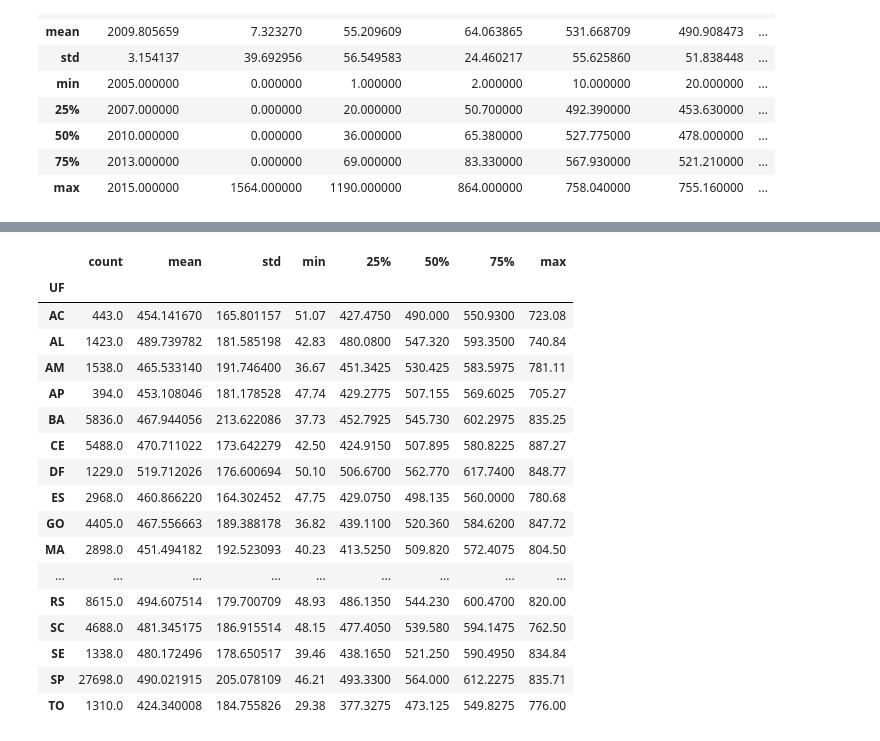
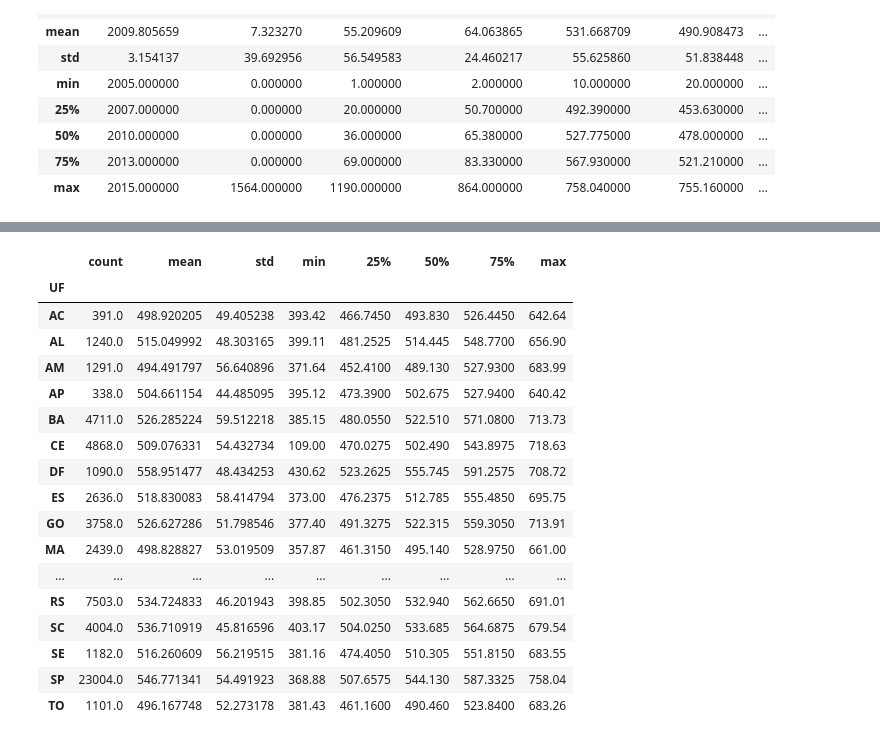
Before and after one commit to nabsonp/ComputacaoNumerica, a Jupyter notebook: CNRegressão_FernandaSerra_NabsonPaiva.ipynb, the cells around one changed output, grey strips where cells are left out. Drawn from its saved outputs; the diff is of its cells as text; code cells hidden in the pictures.

```diff
--- a/CNRegressão_FernandaSerra_NabsonPaiva.ipynb
+++ b/CNRegressão_FernandaSerra_NabsonPaiva.ipynb
@@ -181,21 +149,21 @@ Name: Media_Redacao, dtype: float64
 # %%
-base_municipio.Media_Redacao.describe()
+base_municipio.Media_Naturais.describe()
 # %% [output]
 |  | count | mean | std | min | 25% | 50% | 75% | max |
 | UF |  |  |  |  |  |  |  |  |
-| AC | 443.0 | 454.141670 | 165.801157 | 51.07 | 427.4750 | 490.000 | 550.9300 | 723.08 |
-| AL | 1423.0 | 489.739782 | 181.585198 | 42.83 | 480.0800 | 547.320 | 593.3500 | 740.84 |
-| AM | 1538.0 | 465.533140 | 191.746400 | 36.67 | 451.3425 | 530.425 | 583.5975 | 781.11 |
-| AP | 394.0 | 453.108046 | 181.178528 | 47.74 | 429.2775 | 507.155 | 569.6025 | 705.27 |
-| BA | 5836.0 | 467.944056 | 213.622086 | 37.73 | 452.7925 | 545.730 | 602.2975 | 835.25 |
-| CE | 5488.0 | 470.711022 | 173.642279 | 42.50 | 424.9150 | 507.895 | 580.8225 | 887.27 |
-| DF | 1229.0 | 519.712026 | 176.600694 | 50.10 | 506.6700 | 562.770 | 617.7400 | 848.77 |
-| ES | 2968.0 | 460.866220 | 164.302452 | 47.75 | 429.0750 | 498.135 | 560.0000 | 780.68 |
-| GO | 4405.0 | 467.556663 | 189.388178 | 36.82 | 439.1100 | 520.360 | 584.6200 | 847.72 |
-| MA | 2898.0 | 451.494182 | 192.523093 | 40.23 | 413.5250 | 509.820 | 572.4075 | 804.50 |
+| AC | 391.0 | 498.920205 | 49.405238 | 393.42 | 466.7450 | 493.830 | 526.4450 | 642.64 |
+| AL | 1240.0 | 515.049992 | 48.303165 | 399.11 | 481.2525 | 514.445 | 548.7700 | 656.90 |
+| AM | 1291.0 | 494.491797 | 56.640896 | 371.64 | 452.4100 | 489.130 | 527.9300 | 683.99 |
+| AP | 338.0 | 504.661154 | 44.485095 | 395.12 | 473.3900 | 502.675 | 527.9400 | 640.42 |
+| BA | 4711.0 | 526.285224 | 59.512218 | 385.15 | 480.0550 | 522.510 | 571.0800 | 713.73 |
+| CE | 4868.0 | 509.076331 | 54.432734 | 109.00 | 470.0275 | 502.490 | 543.8975 | 718.63 |
+| DF | 1090.0 | 558.951477 | 48.434253 | 430.62 | 523.2625 | 555.745 | 591.2575 | 708.72 |
+| ES | 2636.0 | 518.830083 | 58.414794 | 373.00 | 476.2375 | 512.785 | 555.4850 | 695.75 |
+| GO | 3758.0 | 526.627286 | 51.798546 | 377.40 | 491.3275 | 522.315 | 559.3050 | 713.91 |
+| MA | 2439.0 | 498.828827 | 53.019509 | 357.87 | 461.3150 | 495.140 | 528.9750 | 661.00 |
 | ... | ... | ... | ... | ... | ... | ... | ... | ... |
-| RS | 8615.0 | 494.607514 | 179.700709 | 48.93 | 486.1350 | 544.230 | 600.4700 | 820.00 |
-| SC | 4688.0 | 481.345175 | 186.915514 | 48.15 | 477.4050 | 539.580 | 594.1475 | 762.50 |
-| SE | 1338.0 | 480.172496 | 178.650517 | 39.46 | 438.1650 | 521.250 | 590.4950 | 834.84 |
-| SP | 27698.0 | 490.021915 | 205.078109 | 46.21 | 493.3300 | 564.000 | 612.2275 | 835.71 |
-| TO | 1310.0 | 424.340008 | 184.755826 | 29.38 | 377.3275 | 473.125 | 549.8275 | 776.00 |
+| RS | 7503.0 | 534.724833 | 46.201943 | 398.85 | 502.3050 | 532.940 | 562.6650 | 691.01 |
+| SC | 4004.0 | 536.710919 | 45.816596 | 403.17 | 504.0250 | 533.685 | 564.6875 | 679.54 |
+| SE | 1182.0 | 516.260609 | 56.219515 | 381.16 | 474.4050 | 510.305 | 551.8150 | 683.55 |
+| SP | 23004.0 | 546.771341 | 54.491923 | 368.88 | 507.6575 | 544.130 | 587.3325 | 758.04 |
+| TO | 1101.0 | 496.167748 | 52.273178 | 381.43 | 461.1600 | 490.460 | 523.8400 | 683.26 |
```
Also changed, not shown: parts of 10 cells of this notebook, 1 other file.
